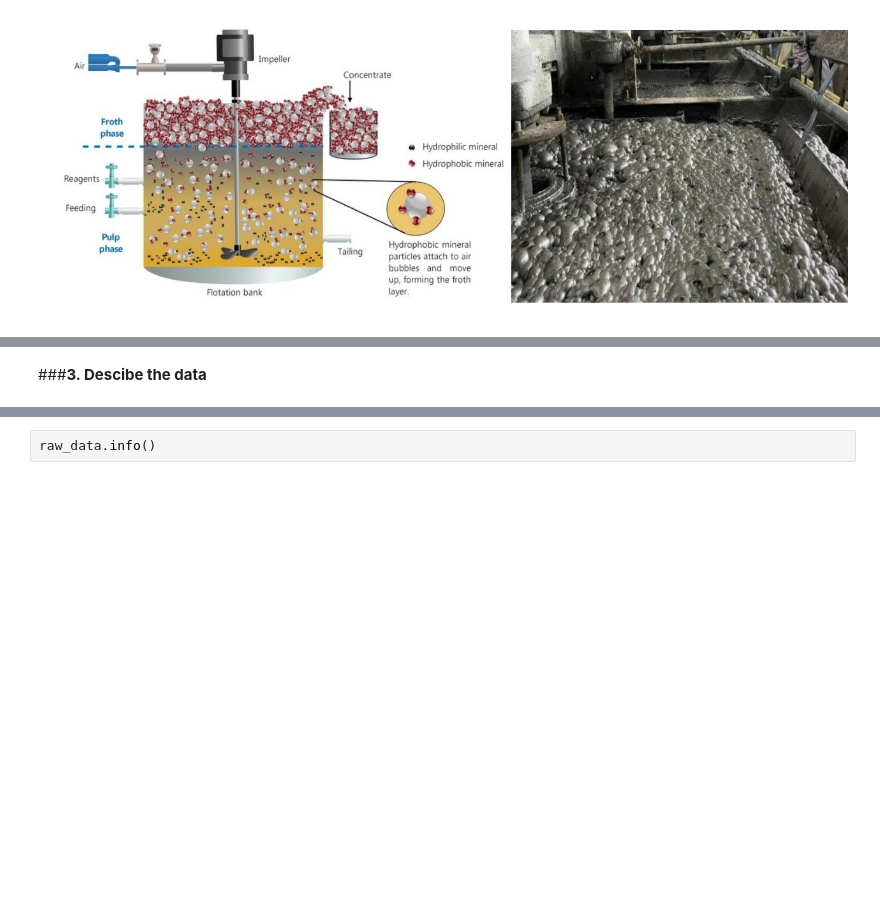
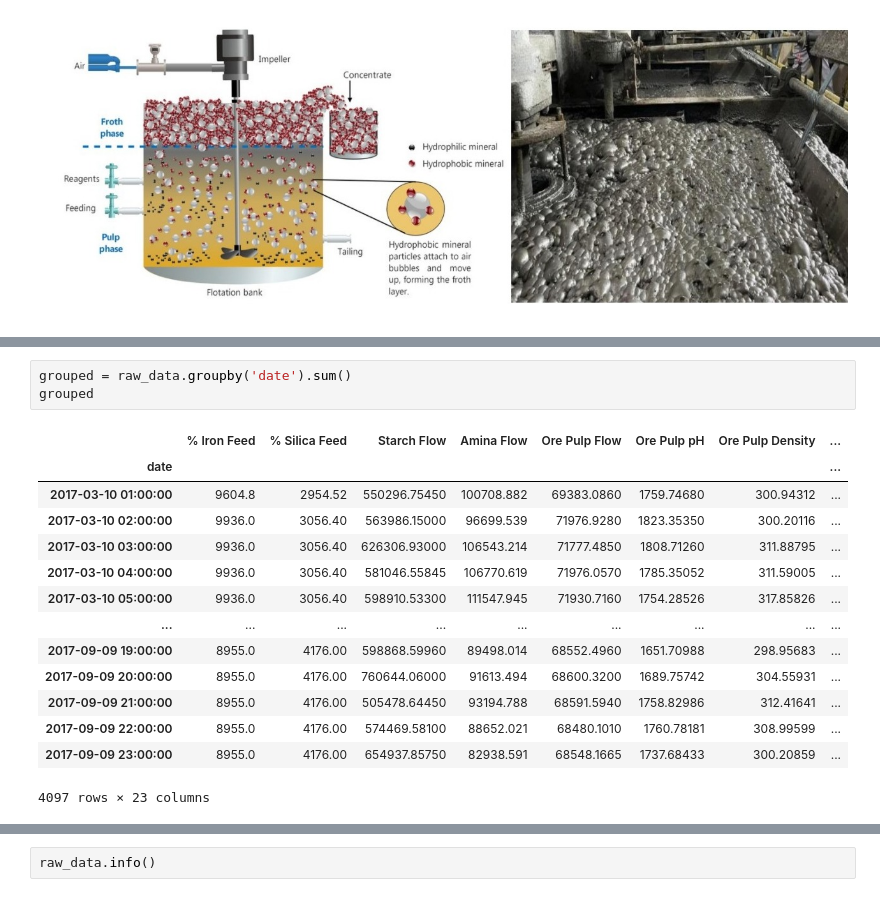
Before and after one commit to ArifAygun/Iron-Ore-Froth-Flotation-Quality-Prediction, a Jupyter notebook: Iron_Ore_Froth_Flotation_Quality_Prediction.ipynb, the cells around one changed output, grey strips where cells are left out. Cells and saved outputs as stored; diff of their text form; blank space fills up the shorter version.

```diff
--- a/Iron_Ore_Froth_Flotation_Quality_Prediction.ipynb
+++ b/Iron_Ore_Froth_Flotation_Quality_Prediction.ipynb
@@ -60,5 +69,21 @@ Drive already mounted at /content/drive/; to attempt to forcibly remount, call d
 | 3 | 2017-03-10 01:00:00 | 55.2 | 16.98 | 3047.36 | 568.665 | 397.939 | 10.0689 | ... |
 | 4 | 2017-03-10 01:00:00 | 55.2 | 16.98 | 3033.69 | 558.167 | 400.254 | 10.0697 | ... |
 5 rows × 24 columns
-# %% [markdown]
-###**3. Descibe the data**
+# %%
+grouped = raw_data.groupby('date').sum()
+grouped
+# %% [output]
+|  | % Iron Feed | % Silica Feed | Starch Flow | Amina Flow | Ore Pulp Flow | Ore Pulp pH | Ore Pulp Density | ... |
+| date |  |  |  |  |  |  |  | ... |
+| 2017-03-10 01:00:00 | 9604.8 | 2954.52 | 550296.75450 | 100708.882 | 69383.0860 | 1759.74680 | 300.94312 | ... |
+| 2017-03-10 02:00:00 | 9936.0 | 3056.40 | 563986.15000 | 96699.539 | 71976.9280 | 1823.35350 | 300.20116 | ... |
+| 2017-03-10 03:00:00 | 9936.0 | 3056.40 | 626306.93000 | 106543.214 | 71777.4850 | 1808.71260 | 311.88795 | ... |
+| 2017-03-10 04:00:00 | 9936.0 | 3056.40 | 581046.55845 | 106770.619 | 71976.0570 | 1785.35052 | 311.59005 | ... |
+| 2017-03-10 05:00:00 | 9936.0 | 3056.40 | 598910.53300 | 111547.945 | 71930.7160 | 1754.28526 | 317.85826 | ... |
+| ... | ... | ... | ... | ... | ... | ... | ... | ... |
+| 2017-09-09 19:00:00 | 8955.0 | 4176.00 | 598868.59960 | 89498.014 | 68552.4960 | 1651.70988 | 298.95683 | ... |
+| 2017-09-09 20:00:00 | 8955.0 | 4176.00 | 760644.06000 | 91613.494 | 68600.3200 | 1689.75742 | 304.55931 | ... |
+| 2017-09-09 21:00:00 | 8955.0 | 4176.00 | 505478.64450 | 93194.788 | 68591.5940 | 1758.82986 | 312.41641 | ... |
+| 2017-09-09 22:00:00 | 8955.0 | 4176.00 | 574469.58100 | 88652.021 | 68480.1010 | 1760.78181 | 308.99599 | ... |
+| 2017-09-09 23:00:00 | 8955.0 | 4176.00 | 654937.85750 | 82938.591 | 68548.1665 | 1737.68433 | 300.20859 | ... |
+4097 rows × 23 columns
```
Also changed, not shown: parts of 55 cells of this notebook.
